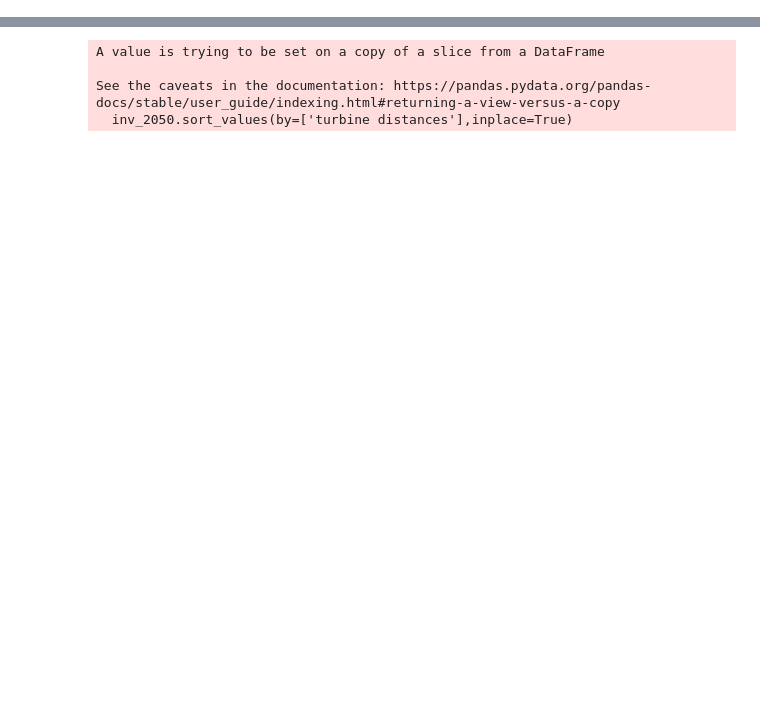
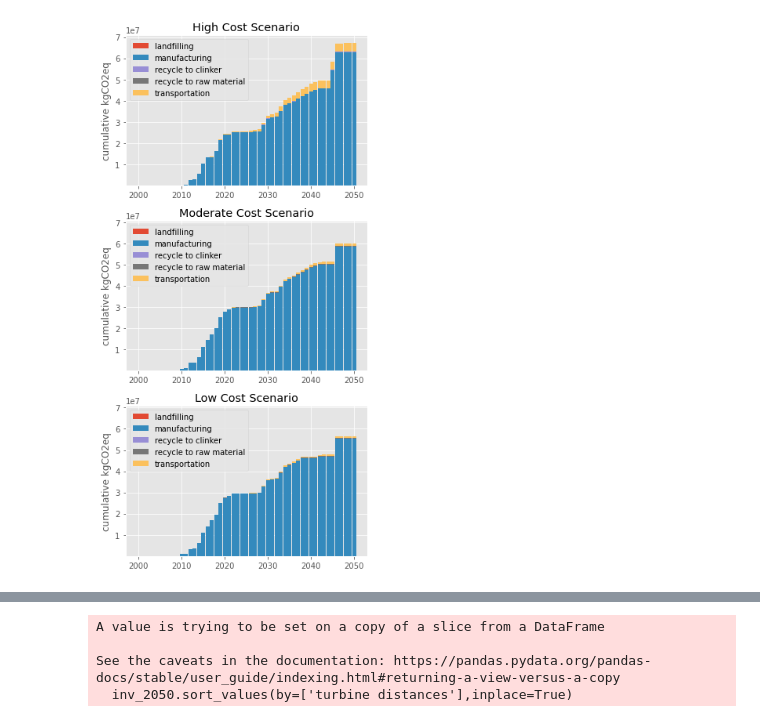
Before and after one commit to NREL/celavi, a Jupyter notebook: notebooks/CELAVI-Figures.ipynb, the cells around one changed output, grey strips where cells are left out. Drawn from its saved outputs; the diff is of its cells as text; code cells hidden in the pictures; blank space fills up the shorter version.

Commit message:
additional graphs and tables for TX manuscript

```diff
--- a/notebooks/CELAVI-Figures.ipynb
+++ b/notebooks/CELAVI-Figures.ipynb
@@ -280,0 +41,8 @@ array([ 255.,  196., 1568.])
+# %%
+cost_dat = cost.loc[(cost['pathway'].isin(('landfilling cost',
+                                           'recycling to clinker cost',
+                                           'recycling to raw material cost')))]
+
+bau_cost_dat = cost_dat.loc[cost_dat['scenario']=='bau']
+hc_cost_dat = cost_dat.loc[cost_dat['scenario']=='hc']
+mc_cost_dat = cost_dat.loc[cost_dat['scenario']=='mc']
@@ -280,0 +201,71 @@ array([ 255.,  196., 1568.])
+# %%
+gwp_cm_bau = gwp_cm.loc[(gwp_cm['scenario']=='bau')]
+gwp_cm_mc = gwp_cm.loc[(gwp_cm['scenario']=='mc')]
+gwp_cm_hc = gwp_cm.loc[(gwp_cm['scenario']=='hc')]
+
+fig = plt.figure(figsize=(5, 10))
+
+bauimp = fig.add_subplot(3, 1, 1)
+mcimp = fig.add_subplot(3, 1, 2, sharex=bauimp, sharey=bauimp)
+hcimp = fig.add_subplot(3, 1, 3, sharex=bauimp, sharey=bauimp)
+
+impbar_width=0.9
+
+## Create BAU Plot ##
+for j in gwp_cm_bau.stage.unique():
+    bar_heights = gwp_cm_bau.loc[(gwp_cm_bau['stage']==j), 'gwp'].values
+
+    # if no stages have been plotted yet,
+    if j == gwp_cm_bau.stage.unique()[0]:
+        bauimp.bar(x_axis, bar_heights, label=j,width=impbar_width)
+        bar_bottom = bar_heights
+
+    else:
+        bauimp.bar(x_axis, bar_heights, bottom=bar_bottom, label=j,width=impbar_width)
+        bar_bottom = np.add(bar_bottom, bar_heights)
+
+
+## Create MC Plot ##
+for j in gwp_cm_mc.stage.unique():
+    bar_heights = gwp_cm_mc.loc[(gwp_cm_mc['stage']==j), 'gwp'].values
+
+    # if no stages have been plotted yet,
+    if j == gwp_cm_mc.stage.unique()[0]:
+        mcimp.bar(x_axis, bar_heights, label=j,width=impbar_width)
+        bar_bottom = bar_heights
+
+    else:
+        mcimp.bar(x_axis, bar_heights, bottom=bar_bottom, label=j,width=impbar_width)
+        bar_bottom = np.add(bar_bottom, bar_heights)
+
+## Create HC Plot ##
+for j in gwp_cm_hc.stage.unique():
+    bar_heights = gwp_cm_hc.loc[(gwp_cm_hc['stage']==j), 'gwp'].values
+
+    # if no stages have been plotted yet,
+    if j == gwp_cm_hc.stage.unique()[0]:
+        hcimp.bar(x_axis, bar_heights, label=j,width=impbar_width)
+        bar_bottom = bar_heights
+
+    else:
+        hcimp.bar(x_axis, bar_heights, bottom=bar_bottom, label=j,width=impbar_width)
+        bar_bottom = np.add(bar_bottom, bar_heights)
+
+
+bauimp.legend()
+mcimp.legend()
+hcimp.legend()
+
+#bauimp.set_xlim([2010,2050])
+
+bauimp.set_ylabel('cumulative kgCO2eq')
+mcimp.set_ylabel('cumulative kgCO2eq')
+hcimp.set_ylabel('cumulative kgCO2eq')
+
+bauimp.set_title('High Cost Scenario')
+mcimp.set_title("Moderate Cost Scenario")
+hcimp.set_title('Low Cost Scenario')
+
+plt.tight_layout()
+# %% [output]
+[figure, added]
```
Also changed, not shown: parts of 49 cells of this notebook.
